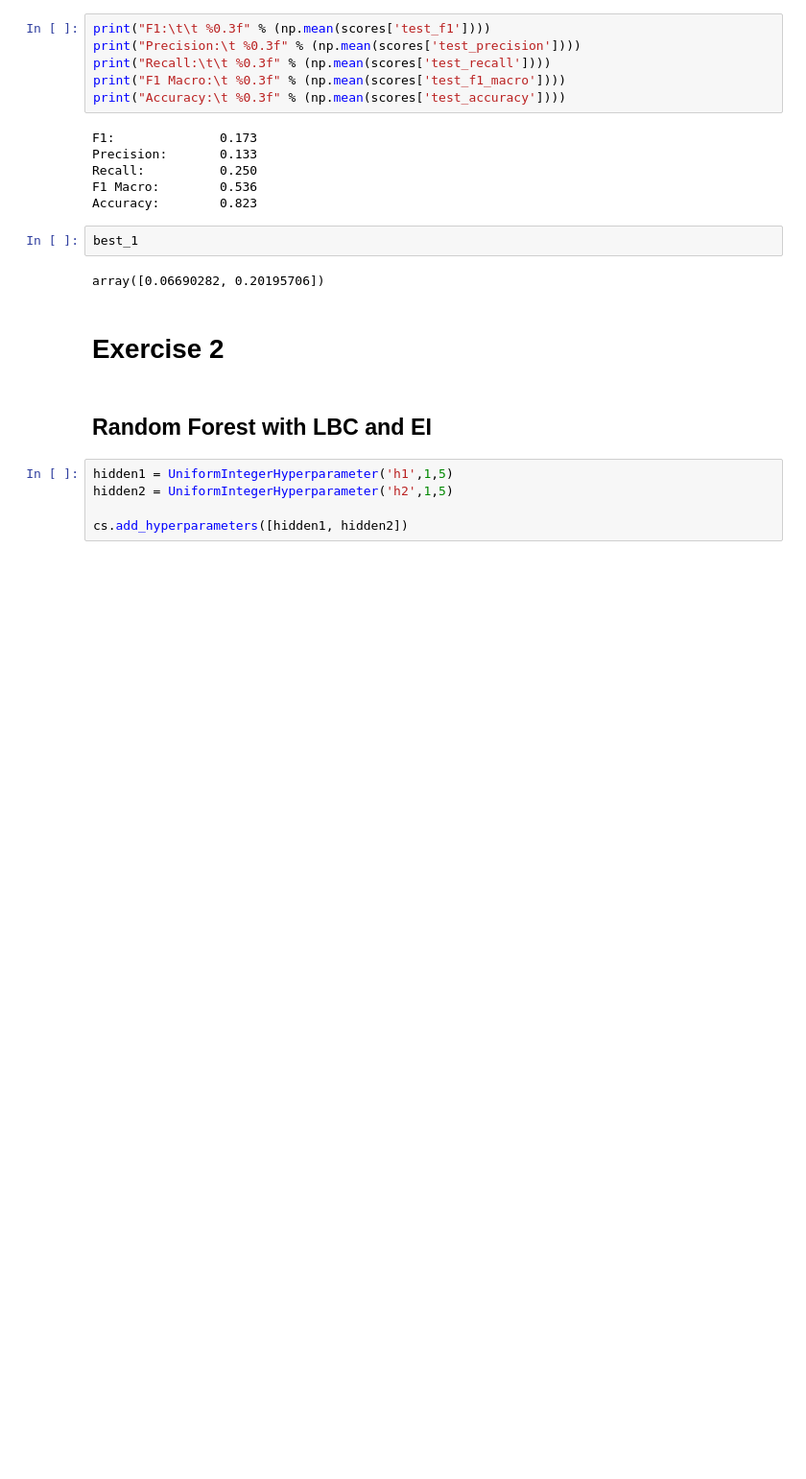
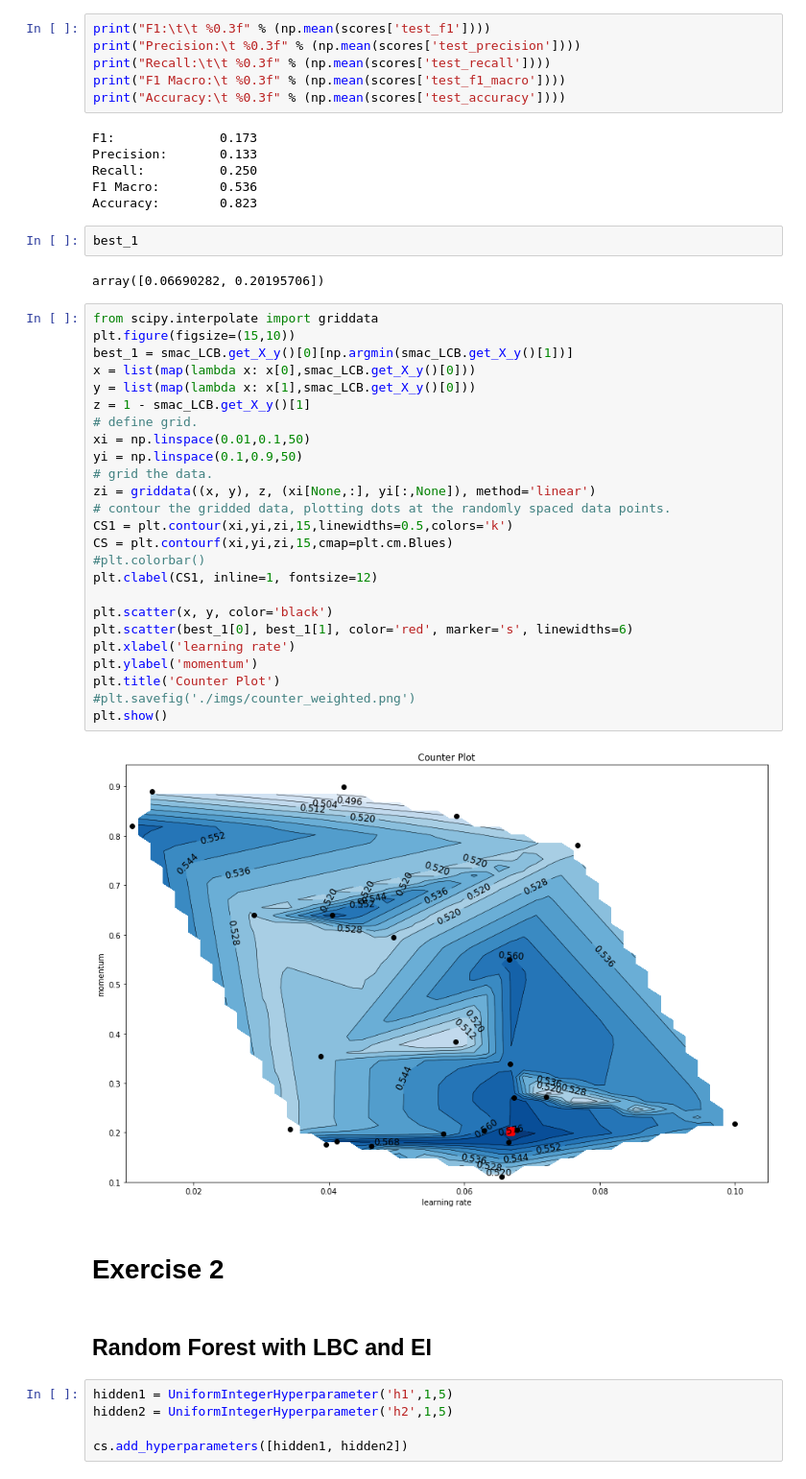
Before and after one commit to pkasela/SecondYear-Assignments, a Jupyter notebook: AML/Assignment5/Assignment5.ipynb, the cells around one changed output. Shown: that part at 96% size. Cells and saved outputs as stored; diff of their text form; blank space fills up the shorter version.

```diff
--- a/AML/Assignment5/Assignment5.ipynb
+++ b/AML/Assignment5/Assignment5.ipynb
@@ -467,6 +467,33 @@ Accuracy:        0.823
 best_1
 # %% [output]
 array([0.06690282, 0.20195706])
+# %%
+from scipy.interpolate import griddata
+plt.figure(figsize=(15,10))
+best_1 = smac_LCB.get_X_y()[0][np.argmin(smac_LCB.get_X_y()[1])]
+x = list(map(lambda x: x[0],smac_LCB.get_X_y()[0]))
+y = list(map(lambda x: x[1],smac_LCB.get_X_y()[0]))
+z = 1 - smac_LCB.get_X_y()[1]
+# define grid.
+xi = np.linspace(0.01,0.1,50)
+yi = np.linspace(0.1,0.9,50)
+# grid the data.
+zi = griddata((x, y), z, (xi[None,:], yi[:,None]), method='linear')
+# contour the gridded data, plotting dots at the randomly spaced data points.
+CS1 = plt.contour(xi,yi,zi,15,linewidths=0.5,colors='k')
+CS = plt.contourf(xi,yi,zi,15,cmap=plt.cm.Blues)
+#plt.colorbar()
+plt.clabel(CS1, inline=1, fontsize=12)
+
+plt.scatter(x, y, color='black')
+plt.scatter(best_1[0], best_1[1], color='red', marker='s', linewidths=6)
+plt.xlabel('learning rate')
+plt.ylabel('momentum')
+plt.title('Counter Plot')
+#plt.savefig('./imgs/counter_weighted.png')
+plt.show()
+# %% [output]
+[figure, added]
 # %% [markdown]
 # Exercise 2
 # %% [markdown]
```
Also changed, not shown: parts of 2 cells of this notebook, 4 other files.
